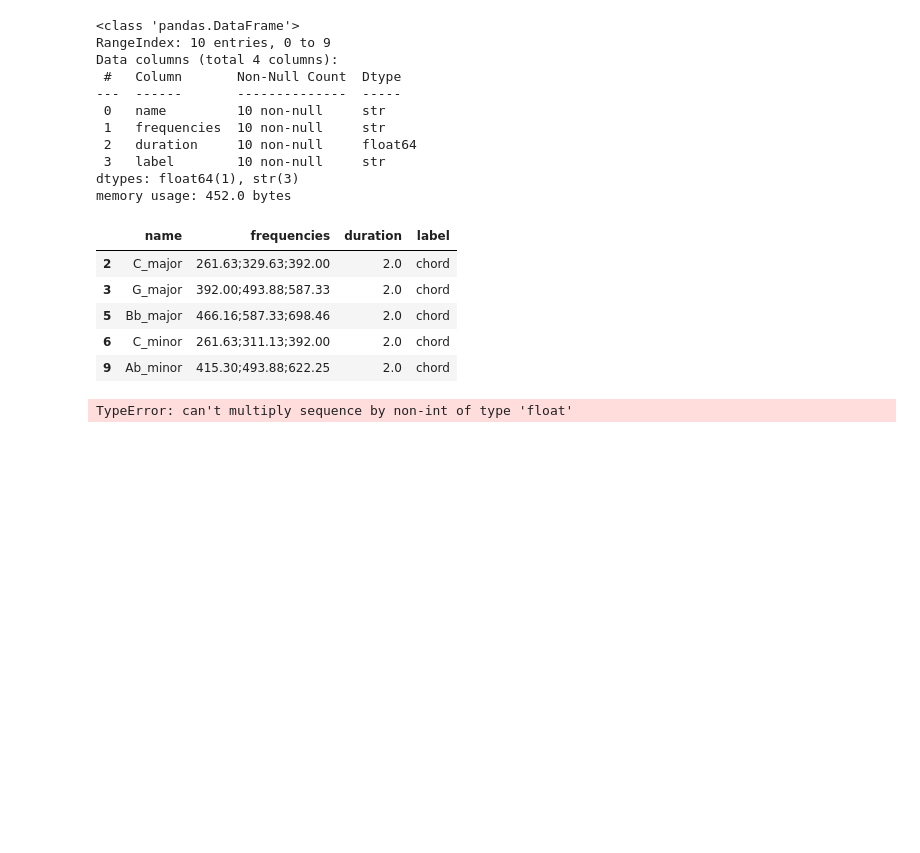
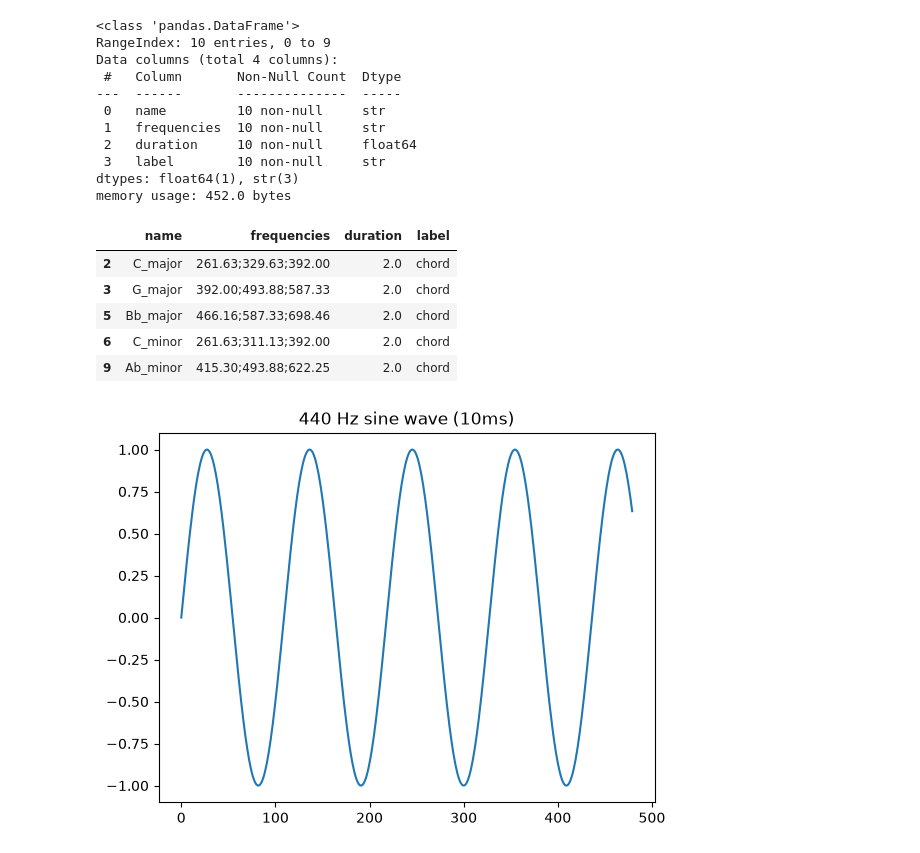
Before and after one commit to Mushcongee/wave-lab, a Jupyter notebook: notebooks/scratch.ipynb, the cells around one changed output. Drawn from its saved outputs; the diff is of its cells as text; code cells hidden in the pictures; blank space fills up the shorter version.

Commit message:
Day 6: jupyter workflow & plotting

```diff
--- a/notebooks/scratch.ipynb
+++ b/notebooks/scratch.ipynb
@@ -23,10 +23,3 @@ memory usage: 452.0 bytes
 | 5 | Bb_major | 466.16;587.33;698.46 | 2.0 | chord |
 | 6 | C_minor | 261.63;311.13;392.00 | 2.0 | chord |
 | 9 | Ab_minor | 415.30;493.88;622.25 | 2.0 | chord |
-# %%
-from src.report import build_feature_table
-
-results = build_feature_table('data/metadata.csv')
-results.groupby('label')[['rms', 'spectral_centroid']].mean()
-# %% [output]
-TypeError: can't multiply sequence by non-int of type 'float'
@@ -32,0 +31,7 @@ TypeError: can't multiply sequence by non-int of type 'float'
+# %%
+signal = generate_sine_wave(440, 0.01) # short snippet, easier to see
+plt.plot(signal)
+plt.title('440 Hz sine wave (10ms)')
+plt.show()
+# %% [output]
+[figure, added]
```
Also changed, not shown: parts of 3 cells of this notebook.
